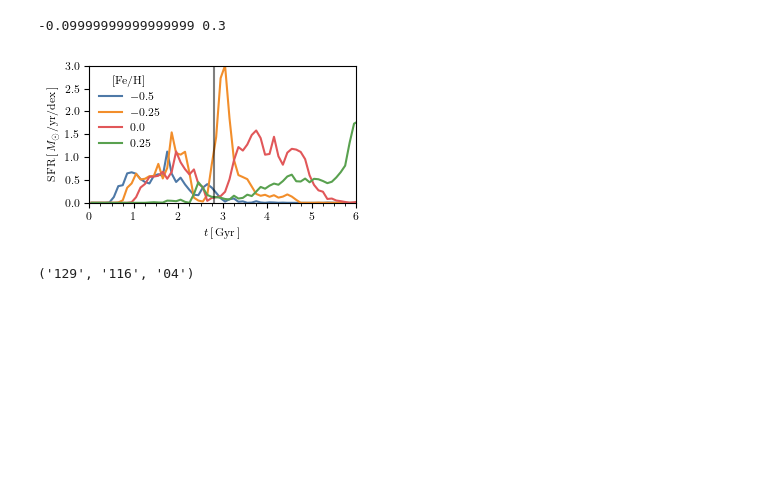
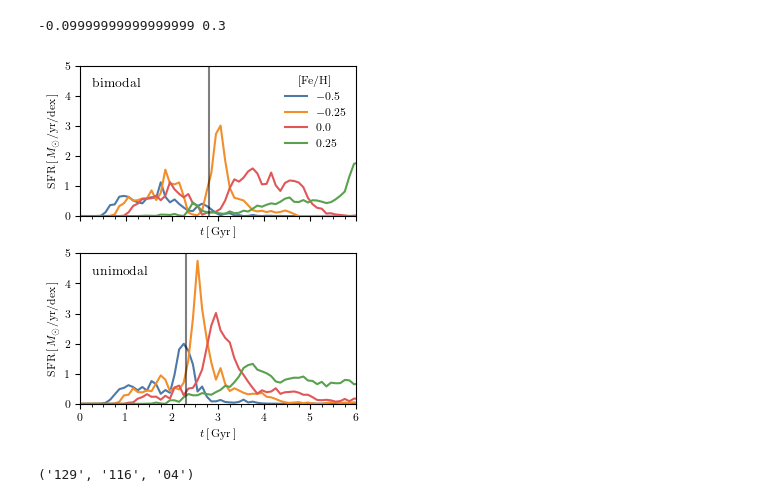
Before and after one commit to gusbeane/GSEgas, a Jupyter notebook: plots/before_after/before_after.ipynb, the cells around one changed output. Drawn from its saved outputs; the diff is of its cells as text; code cells hidden in the pictures; blank space fills up the shorter version.

Commit message:
Add unimodal to sfh_by_fe

```diff
--- a/plots/before_after/before_after.ipynb
+++ b/plots/before_after/before_after.ipynb
@@ -358,57 +358,60 @@ print(m, b)
 # %% [output]
 -0.09999999999999999 0.3
 # %%
-fig, ax = plt.subplots(1, 1, figsize=(columnwidth, 0.6*columnwidth))
+fig, axs = plt.subplots(2, 1, figsize=(columnwidth, 1.2*columnwidth), sharex=True, sharey=True)
 
-logFeH, logMgFe, tform, mform, keybool = get_stuff(gal0)
+for ax,gal,name,t0 in zip(axs, [gal0, gal1], [r'$\textrm{bimodal}$', r'$\textrm{unimodal}$'], [2.8, 2.3]):
+    logFeH, logMgFe, tform, mform, keybool = get_stuff(gal)
 
-yalpha = m*logFeH + b
-high_alpha = logMgFe > yalpha
-low_alpha = np.logical_not(high_alpha)
+    yalpha = m*logFeH + b
+    high_alpha = logMgFe > yalpha
+    low_alpha = np.logical_not(high_alpha)
 
-in_band = np.logical_and(logFeH > -0.05, logFeH < 0.05)
-# high_alpha = np.logical_and(high_alpha, in_band)
-# low_alpha = np.logical_and(low_alpha, in_band)
+    in_band = np.logical_and(logFeH > -0.05, logFeH < 0.05)
+    # high_alpha = np.logical_and(high_alpha, in_band)
+    # low_alpha = np.logical_and(low_alpha, in_band)
 
-dlogFeH0=0.1
+    dlogFeH0=0.1
 
-for logFeH0,c in zip([-0.5, -0.25, 0.0, 0.25], [tb_c[0], tb_c[1], tb_c[2], tb_c[4]]):
-    in_band = np.logical_and(logFeH > logFeH0-dlogFeH0/2, logFeH < logFeH0+dlogFeH0/2)
-    in_band = np.logical_and(in_band, keybool)
+    for logFeH0,c in zip([-0.5, -0.25, 0.0, 0.25], [tb_c[0], tb_c[1], tb_c[2], tb_c[4]]):
+        in_band = np.logical_and(logFeH > logFeH0-dlogFeH0/2, logFeH < logFeH0+dlogFeH0/2)
+        in_band = np.logical_and(in_band, keybool)
 
-    high_alpha_in_band = np.logical_and(high_alpha, in_band)
-    low_alpha_in_band = np.logical_and(low_alpha, in_band)
+        high_alpha_in_band = np.logical_and(high_alpha, in_band)
+        low_alpha_in_band = np.logical_and(low_alpha, in_band)
 
-    tbins =np.arange(0, 8+0.2, 0.1)
-    dt = tbins[1] - tbins[0]
+        tbins =np.arange(0, 8+0.2, 0.1)
+        dt = tbins[1] - tbins[0]
 
-    # ax.hist(tform[high_alpha_in_band], bins=tbins, weights=mass_form[high_alpha_in_band]/dt,
-            # histtype='step', color=c, label=r'$\textrm{high } \alpha$');
+        # ax.hist(tform[high_alpha_in_band], bins=tbins, weights=mass_form[high_alpha_in_band]/dt,
+                # histtype='step', color=c, label=r'$\textrm{high } \alpha$');
 
-    # ax.hist(tform[low_alpha_in_band], bins=tbins, weights=mass_form[low_alpha_in_band]/dt,
-            # histtype='step', color=c, ls='dotted', label=r'$\textrm{low } \alpha$')
+        # ax.hist(tform[low_alpha_in_band], bins=tbins, weights=mass_form[low_alpha_in_band]/dt,
+                # histtype='step', color=c, ls='dotted', label=r'$\textrm{low } \alpha$')
 
-    tplot = 0.5*(tbins[1:] + tbins[:-1])
+        tplot = 0.5*(tbins[1:] + tbins[:-1])
 
-    hist, _ = np.histogram(tform[in_band], bins=tbins, weights=10*mform[in_band]/dt/dlogFeH0)
-    ax.plot(tplot, hist, c=c, label=r'$'+str(logFeH0)+'$');
+        hist, _ = np.histogram(tform[in_band], bins=tbins, weights=10*mform[in_band]/dt/dlogFeH0)
+        ax.plot(tplot, hist, c=c, label=r'$'+str(logFeH0)+'$');
 
-    # ax.hist(tform[in_band], bins=tbins, weights=mass_form[in_band]/dt, histtype='step',
-            # color = c, label=r'$'+str(logFeH0)+'$')
+        # ax.hist(tform[in_band], bins=tbins, weights=mass_form[in_band]/dt, histtype='step',
+                # color = c, label=r'$'+str(logFeH0)+'$')
 
-ax.axvline(2.8, c='k', alpha=0.5)
+    ax.axvline(t0, c='k', alpha=0.5)
 
-ax.set(xlim=(0, 6), ylim=(0, 3))
-ax.set(xticks=np.arange(0, 6+1, 1))
-ax.set_xticks(np.arange(0, 6+0.25, 0.25), minor=True)
-# ax.set_yticks(np.arange(0, 20+1, 1), minor=True)
-ax.set(xlabel=r'$t\,[\,\textrm{Gyr}\,]$', ylabel=r'$\textrm{SFR}\,[\,M_{\odot}/\textrm{yr}/\textrm{dex}\,]$')
-ax.legend(frameon=False, title=r'$[\textrm{Fe}/\textrm{H}]$')
-# ax.set_title(r'$-0.05 < [\textrm{Fe}/\textrm{H}] < 0.05$')
+    ax.set(xlim=(0, 6), ylim=(0, 5))
+    ax.set(xticks=np.arange(0, 6+1, 1))
+    ax.set_xticks(np.arange(0, 6+0.25, 0.25), minor=True)
+    ax.text(0.25, 4.25, name, size='large')
+
+    ax.set(xlabel=r'$t\,[\,\textrm{Gyr}\,]$', ylabel=r'$\textrm{SFR}\,[\,M_{\odot}/\textrm{yr}/\textrm{dex}\,]$')
+
+
+axs[0].legend(frameon=False, title=r'$[\textrm{Fe}/\textrm{H}]$')
 fig.tight_layout()
 fig.savefig('before_after_sfh_by_iron.pdf')
 # %% [output]
-[figure, old version]
+[figure, new version]
 # %%
 fig, ax = plt.subplots(1, 1, figsize=(columnwidth, 0.6*columnwidth))
 
```
Also changed, not shown: 1 other file.
